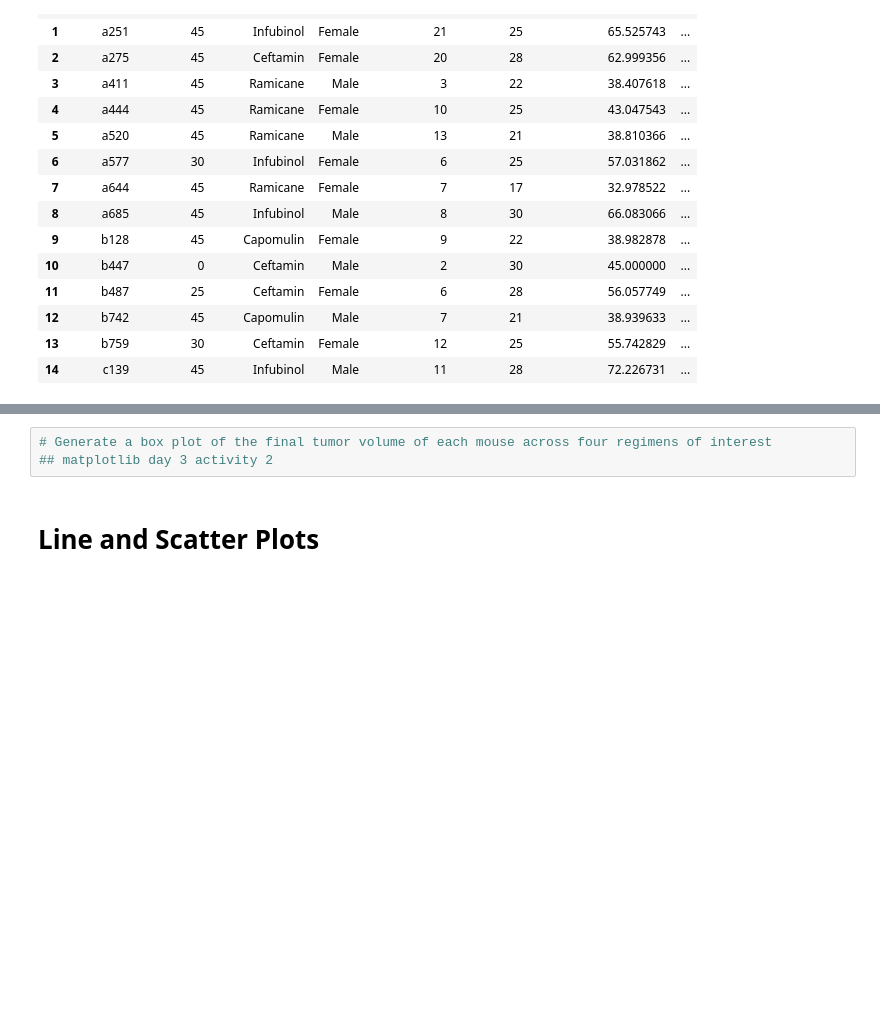
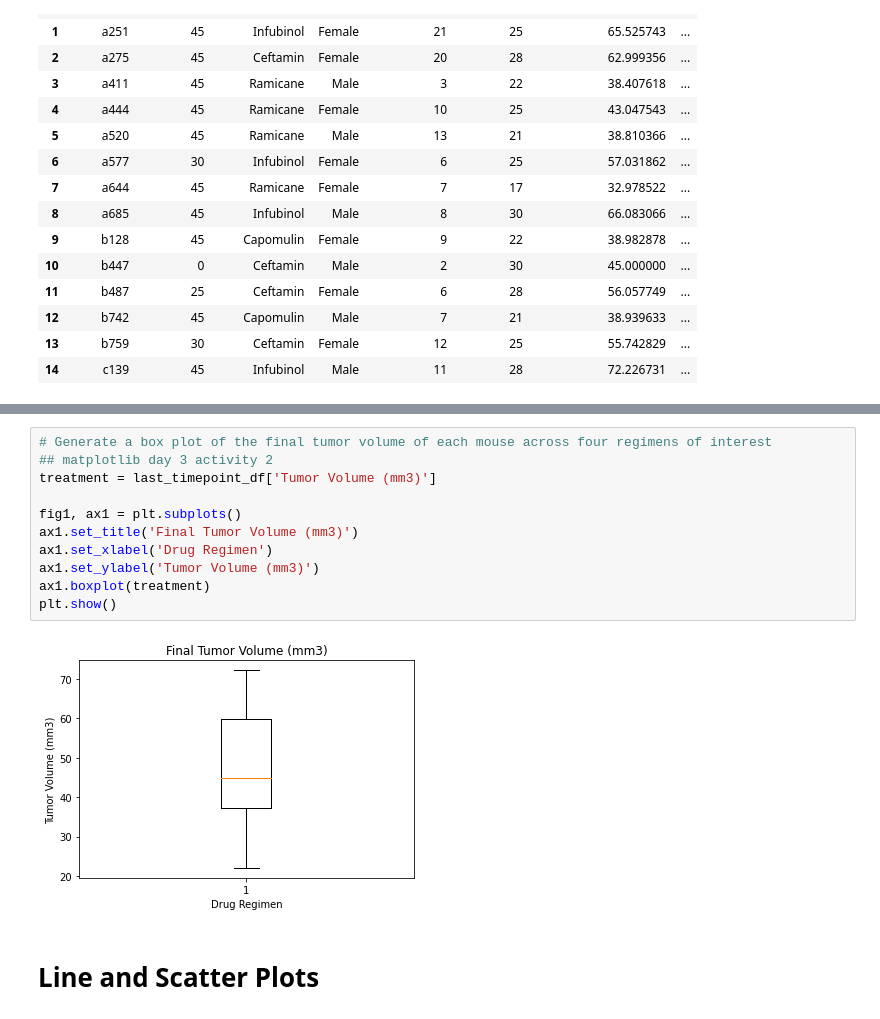
Before and after one commit to bfraser4/Python-Pharmaceutical-Data-Analysis, a Jupyter notebook: Pymaceuticals/PymaceuticalsAnalysis.ipynb, the cells around one changed output, grey strips where cells are left out. Cells and saved outputs as stored; diff of their text form; blank space fills up the shorter version.

```diff
--- a/Pymaceuticals/PymaceuticalsAnalysis.ipynb
+++ b/Pymaceuticals/PymaceuticalsAnalysis.ipynb
@@ -316,6 +353,16 @@ empty_list = []
 # %%
 # Generate a box plot of the final tumor volume of each mouse across four regimens of interest
 ## matplotlib day 3 activity 2
+treatment = last_timepoint_df['Tumor Volume (mm3)']
+
+fig1, ax1 = plt.subplots()
+ax1.set_title('Final Tumor Volume (mm3)')
+ax1.set_xlabel('Drug Regimen')
+ax1.set_ylabel('Tumor Volume (mm3)')
+ax1.boxplot(treatment)
+plt.show()
+# %% [output]
+[figure, added]
 # %% [markdown]
 # Line and Scatter Plots
 # %%
```
Also changed, not shown: parts of 2 cells of this notebook, 1 other file.
